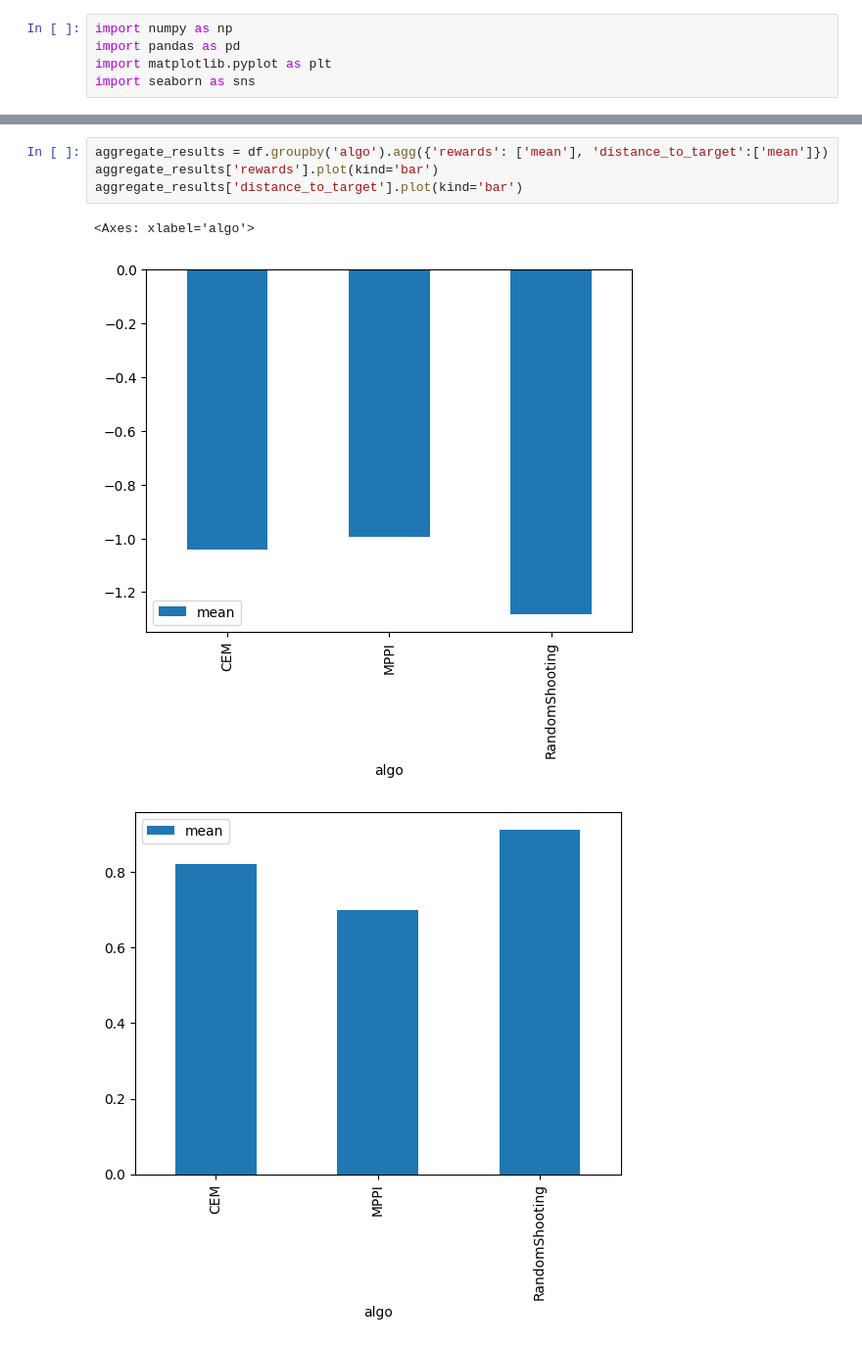
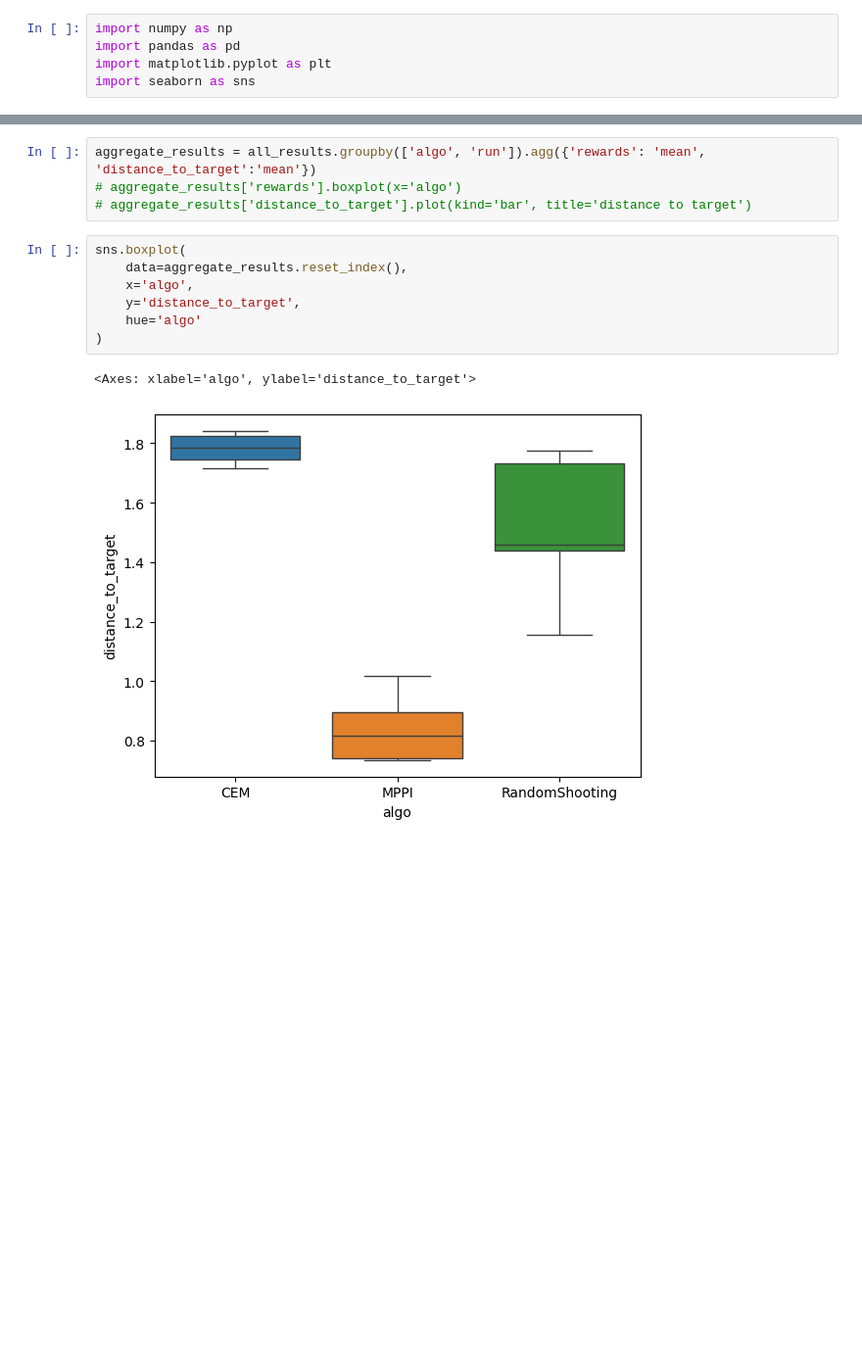
Before and after one commit to gdubbs100/mpc_experiment, a Jupyter notebook: src/analysis.ipynb, the cells around one changed output, grey strips where cells are left out. Shown at 98% size. Cells and saved outputs as stored; diff of their text form; blank space fills up the shorter version.

```diff
--- a/src/analysis.ipynb
+++ b/src/analysis.ipynb
@@ -58,9 +59,15 @@ plt.show();
 # %%
-aggregate_results = df.groupby('algo').agg({'rewards': ['mean'], 'distance_to_target':['mean']})
-aggregate_results['rewards'].plot(kind='bar')
-aggregate_results['distance_to_target'].plot(kind='bar')
+aggregate_results = all_results.groupby(['algo', 'run']).agg({'rewards': 'mean', 'distance_to_target':'mean'})
+# aggregate_results['rewards'].boxplot(x='algo')
+# aggregate_results['distance_to_target'].plot(kind='bar', title='distance to target')
-# %% [output]
-<Axes: xlabel='algo'>
-[figure, removed]
-[figure, removed]
+# %%
+sns.boxplot(
+    data=aggregate_results.reset_index(),
+    x='algo',
+    y='distance_to_target',
+    hue='algo'
+)
+# %% [output]
+<Axes: xlabel='algo', ylabel='distance_to_target'>
+[figure, added]
 # %%
```
Also changed, not shown: parts of 6 cells of this notebook, 3 other files.
